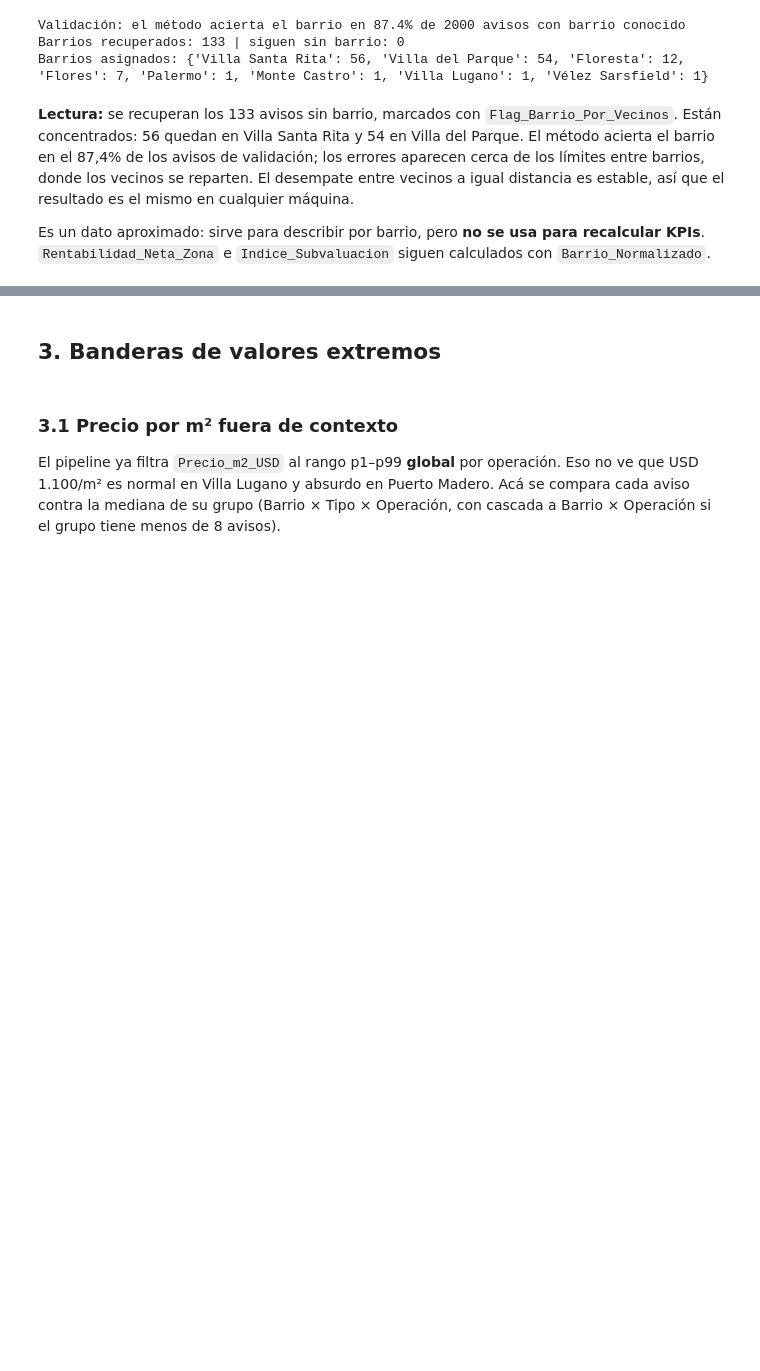
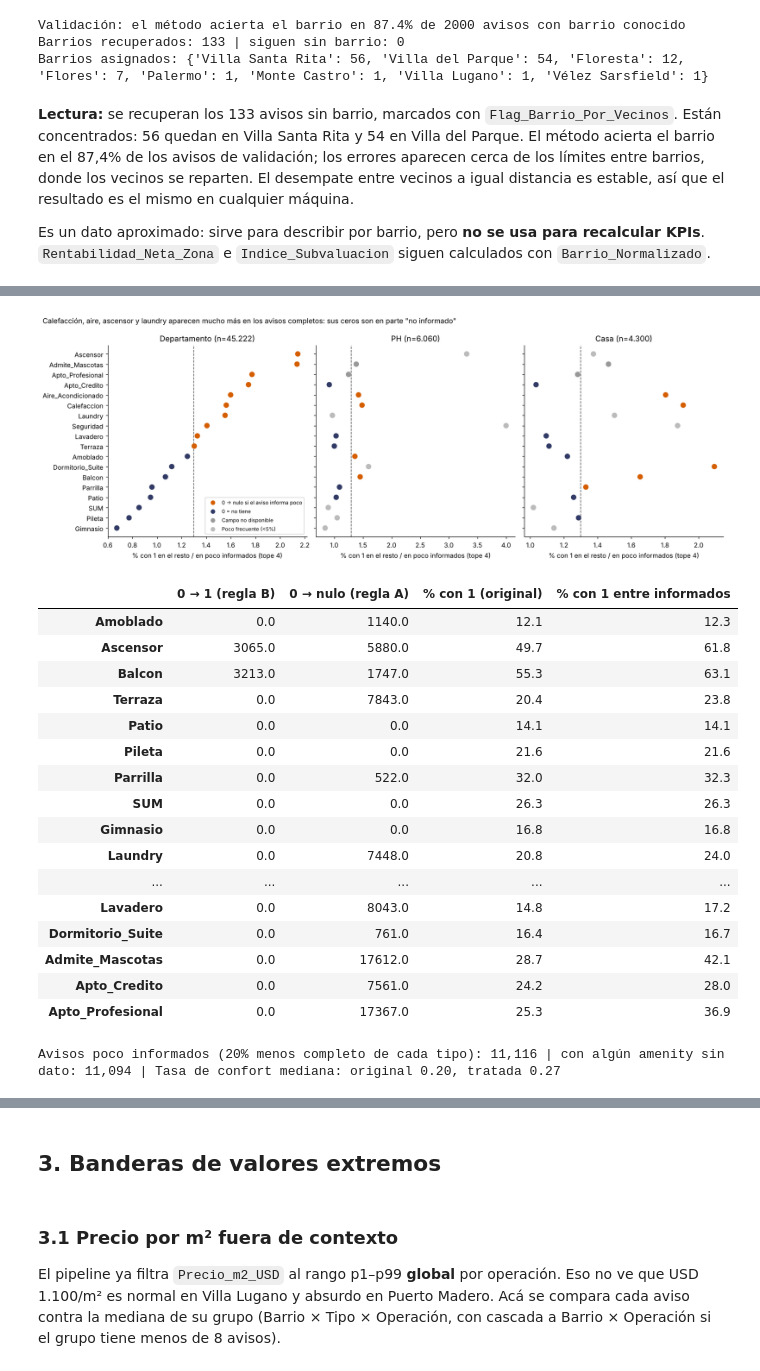
Before and after one commit to FrancisconiMorel/TP-Analisis-Descriptivo-Inmobiliario-CABA, a Jupyter notebook: notebooks/02_calidad_y_limpieza.ipynb, the cells around one changed output, grey strips where cells are left out. Drawn from its saved outputs; the diff is of its cells as text; code cells hidden in the pictures; blank space fills up the shorter version.

```diff
--- a/notebooks/02_calidad_y_limpieza.ipynb
+++ b/notebooks/02_calidad_y_limpieza.ipynb
@@ -912,0 +979,38 @@ Es un dato aproximado: sirve para describir por barrio, pero **no se usa para re
+# %%
+columnas_amen, diag_amen = am.tratar(df, PARAM_AMEN)
+df = df.join(columnas_amen)
+
+# A. Evidencia por variable: presencia en el 20% de avisos menos completos de cada tipo frente al resto
+ratio = diag_amen.pivot(index="Variable", columns="Tipo_Propiedad", values="Ratio_resto_vs_poco")
+decision = diag_amen.pivot(index="Variable", columns="Tipo_Propiedad", values="Decision")
+display(diag_amen.pivot(index="Variable", columns="Tipo_Propiedad", values="Pct_con_1").round(1).add_suffix(" % con 1")
+        .join(ratio.round(2).add_suffix(" ratio")))
+display(decision)
+
+fig, axs = plt.subplots(1, 3, figsize=(15, 5.5), sharey=True)
+orden_vars = ratio["Departamento"].sort_values().index
+for ax, tipo in zip(axs, ["Departamento", "PH", "Casa"]):
+    d_t = diag_amen[diag_amen.Tipo_Propiedad.eq(tipo)].set_index("Variable").loc[orden_vars]
+    colores_dec = d_t.Decision.map({am.DECISION_SENSIBLE: "#D55E00", am.DECISION_ESTABLE: NAVY,
+                                    am.DECISION_SIN_CAMPO: "#999999", am.DECISION_POCO_FRECUENTE: "#BBBBBB"})
+    ax.scatter(d_t.Ratio_resto_vs_poco.clip(upper=4), range(len(d_t)), color=colores_dec, s=55, zorder=3)
+    ax.axvline(PARAM_AMEN.umbral_ratio, color="#555555", ls="--", lw=1)
+    ax.set_yticks(range(len(d_t)), d_t.index)
+    n_tipo = int(df.Tipo_Propiedad.eq(tipo).sum())
+    ax.set(title=f"{tipo} (n={n_tipo:,})".replace(",", "."), xlabel="% con 1 en el resto / en poco informados (tope 4)")
+axs[0].legend(handles=[plt.Line2D([], [], marker="o", ls="", color=c, label=l) for l, c in
+                       [("0 → nulo si el aviso informa poco", "#D55E00"), ("0 = no tiene", NAVY),
+                        ("Campo no disponible", "#999999"), ("Poco frecuente (<5%)", "#BBBBBB")]], fontsize=8, loc="lower right")
+fig.suptitle("Calefacción, aire, ascensor y laundry aparecen mucho más en los avisos completos: sus ceros son en parte \"no informado\"",
+             x=.01, ha="left", fontsize=11)
+plt.tight_layout(); plt.show()
+
+cambios = pd.DataFrame({v: {"0 → 1 (regla B)": int((df[v].eq(0) & df[f"{v}_Tratada"].eq(1)).sum()),
+                            "0 → nulo (regla A)": int(df[f"{v}_Tratada"].isna().sum()),
+                            "% con 1 (original)": 100 * df[v].mean(),
+                            "% con 1 entre informados": 100 * df[f"{v}_Tratada"].mean()} for v in am.VARIABLES}).T
+display(cambios.round(1))
+print(f"Avisos poco informados (20% menos completo de cada tipo): {df.Flag_Aviso_Poco_Informado.sum():,} | "
+      f"con algún amenity sin dato: {(df.Amenities_Sin_Dato > 0).sum():,} | "
+      f"Tasa de confort mediana: original {df.Tasa_Confort_Amenities.median():.2f}, tratada {df.Tasa_Confort_Tratada.median():.2f}")
+# %% [output]
@@ -912,0 +1053,19 @@ Es un dato aproximado: sirve para describir por barrio, pero **no se usa para re
+[figure, added]
+|  | 0 → 1 (regla B) | 0 → nulo (regla A) | % con 1 (original) | % con 1 entre informados |
+| Amoblado | 0.0 | 1140.0 | 12.1 | 12.3 |
+| Ascensor | 3065.0 | 5880.0 | 49.7 | 61.8 |
+| Balcon | 3213.0 | 1747.0 | 55.3 | 63.1 |
+| Terraza | 0.0 | 7843.0 | 20.4 | 23.8 |
+| Patio | 0.0 | 0.0 | 14.1 | 14.1 |
+| Pileta | 0.0 | 0.0 | 21.6 | 21.6 |
+| Parrilla | 0.0 | 522.0 | 32.0 | 32.3 |
+| SUM | 0.0 | 0.0 | 26.3 | 26.3 |
+| Gimnasio | 0.0 | 0.0 | 16.8 | 16.8 |
+| Laundry | 0.0 | 7448.0 | 20.8 | 24.0 |
+| ... | ... | ... | ... | ... |
+| Lavadero | 0.0 | 8043.0 | 14.8 | 17.2 |
+| Dormitorio_Suite | 0.0 | 761.0 | 16.4 | 16.7 |
+| Admite_Mascotas | 0.0 | 17612.0 | 28.7 | 42.1 |
+| Apto_Credito | 0.0 | 7561.0 | 24.2 | 28.0 |
+| Apto_Profesional | 0.0 | 17367.0 | 25.3 | 36.9 |
+Avisos poco informados (20% menos completo de cada tipo): 11,116 | con algún amenity sin dato: 11,094 | Tasa de confort mediana: original 0.20, tratada 0.27
```
Also changed, not shown: parts of 13 cells of this notebook, 7 other files.
